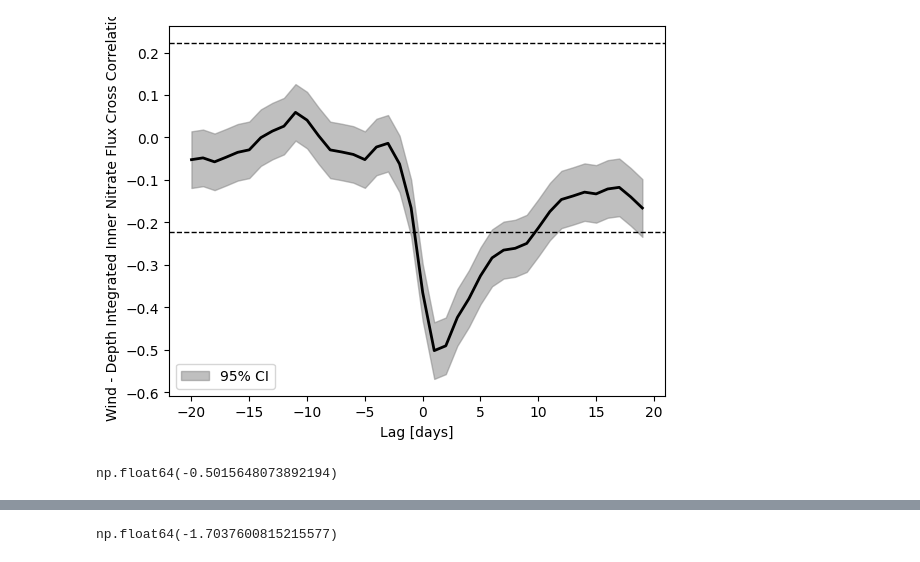
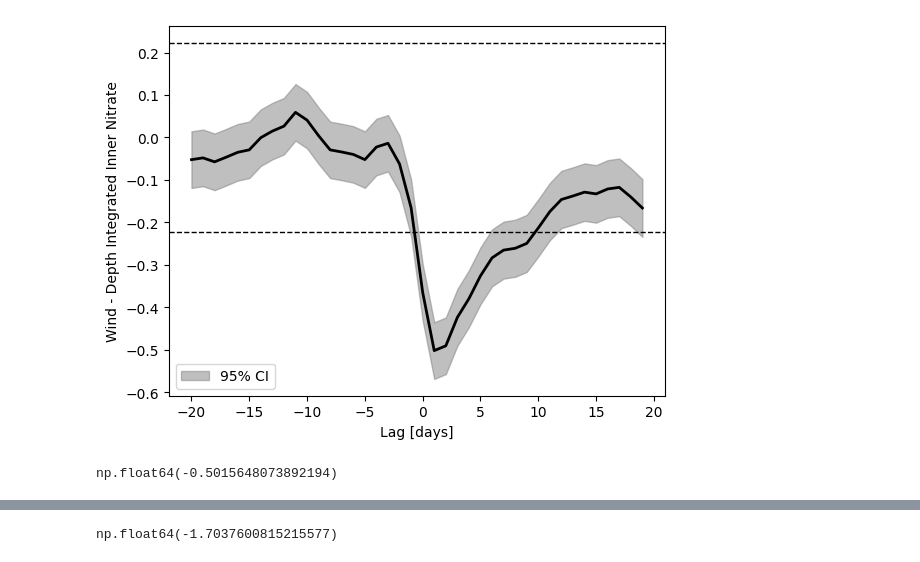
Before and after one commit to andrew-s28/shelf-nitrate-response-to-upwelling, a Jupyter notebook: notebooks/nitrate_budget.ipynb, the cells around one changed output, grey strips where cells are left out. Cells and saved outputs as stored; diff of their text form; code cells hidden in the pictures.

```diff
--- a/notebooks/nitrate_budget.ipynb
+++ b/notebooks/nitrate_budget.ipynb
@@ -10,7 +10,7 @@ from numpy.typing import NDArray
 from scipy.ndimage import median_filter
 from scipy.stats import distributions
 # %%
-NOTEBOOK_DIR = Path().resolve()
+NOTEBOOK_DIR = Path().cwd().resolve()
 DATA_DIR = NOTEBOOK_DIR / "../data"
 FIGURES_DIR = NOTEBOOK_DIR / "../figures"
 INNER_NITRATE_PATH = (
@@ -24,7 +24,7 @@ MIDSHELF_NITRATE_PATH = (
 WIND_PATH = DATA_DIR / "NDBC_46050/46050_wind_binned_with_w5d_w8d.nc"
 VEL_PATH = (
     DATA_DIR
-    / "NH10_Mooring_Data/nh10_hourly_data_1997_2021_rotated_filtered_streamwise.nc"
+    / "NH10_Mooring_Data/nh10_hourly_data_1997_2021_rotated_filtered_streamwise_v5.nc"
 )
 GEBCO_PATH = list(Path(DATA_DIR / "GEBCO/").glob("*.nc"))
 
@@ -98,6 +112,8 @@ inner_nitrate = xr.open_dataset(INNER_NITRATE_PATH)
 midshelf_nitrate = xr.open_dataset(MIDSHELF_NITRATE_PATH)
 wind = xr.open_dataset(WIND_PATH, decode_timedelta=True)
 velocity = xr.open_dataset(VEL_PATH).resample(time="1D").mean()
+
+velocity = velocity.where(velocity.depth > 10, drop=True)  # drop depths above 10m
 
 # bit of a lazy way to use the cs_proj variable, since the notebook is set up for cs
 if VELOCITY_VARIABLE == "cs_proj":
@@ -108,6 +124,7 @@ midshelf_nitrate = midshelf_nitrate.resample(time="1D").mean()
 
 # interpolate velocity depths to match 1 meter bins in midshelf nitrate
 velocity = velocity.interp(depth=midshelf_nitrate.depth)
+velocity = velocity.where(velocity.depth > 10, drop=True)  # drop depths above 10m
 
 # calculate monthly means for midshelf nitrate
 midshelf_nitrate_monthly = xr.Dataset(
@@ -143,6 +160,12 @@ midshelf_nitrate["dndt_volume_integrated"] = calculate_budget_volume(
     lon_max=-120,
     lat=44.66,
 )
+inner_nitrate["dndt_volume_integrated"] = inner_nitrate["dndt_volume_integrated"].where(
+    ~np.isnan(inner_nitrate["dndt"])
+)
+midshelf_nitrate["dndt_volume_integrated"] = midshelf_nitrate[
+    "dndt_volume_integrated"
+].where(~np.isnan(midshelf_nitrate["dndt"]))
 inner_nitrate["dndt_volume_integrated_filtered"] = (
     ["time"],
     median_filter(inner_nitrate["dndt_volume_integrated"].values, size=8),
@@ -244,14 +250,14 @@ def lagged_correlation(
 ) -> tuple[NDArray, NDArray, NDArray]:
     """Positive lags for b leading a, negative lags for a leading b.
 
-    :param a: time series
-    :type a: xr.DataArray
-    :param b: time series
-    :type b: xr.DataArray
-    :param lags: lags to calculate cross correlation
-    :type lags: np.ndarray
-    :return: tuple of correlation and number of data points used
-    :rtype: tuple[np.ndarray, np.ndarray]
+    Args:
+        a (xr.DataArray): time series
+        b (xr.DataArray): time series
+        lags (NDArray): lags to calculate cross correlation
+
+    Returns:
+        tuple[np.ndarray, np.ndarray, np.ndarray]: tuple of correlation, confidence intervals, and number of data points used
+
     """
     corr = np.full(lags.size, np.nan)
     confint = np.full((lags.size, 2), np.nan)
@@ -277,6 +283,17 @@ def plot_correlations(
     xlabel: str | None = None,
     ylabel: str | None = None,
 ) -> None:
+    """Plot the correlations with confidence intervals. Designed for use with `lagged_correlation()`.
+
+    Args:
+        lags (NDArray): lags used for correlation
+        corr (NDArray): correlation values
+        confint (NDArray): confidence intervals for the correlations
+        n (NDArray): number of data points used for each lag
+        xlabel (str | None, optional): label for x-axis. Defaults to None.
+        ylabel (str | None, optional): label for y-axis. Defaults to None.
+
+    """
     n_eff = float(np.nanmean(n)) / 11
     alpha = 0.05
     rho_crit = float(
@@ -326,23 +343,23 @@ np.float64(-0.09857209571272792)
 # %%
 tdelay = np.arange(-20, 20)
 flux_wind_lag_correlation, confint, n = lagged_correlation(
     inner_nitrate["depth_integrated_nitrate"],
     wind["coare_y"],
     tdelay,
 )
 
 plot_correlations(
     tdelay,
     flux_wind_lag_correlation,
     confint,
     n,
     xlabel="Lag [days]",
-    ylabel="Wind - Depth Integrated Inner Nitrate Flux Cross Correlation",
+    ylabel="Wind - Depth Integrated Inner Nitrate",
 )
 
 flux_wind_lag_correlation.min()
 # %% [output]
-[figure, old version]
+[figure, new version]
 np.float64(-0.5015648073892194)
 # %%
 tdelay = np.arange(-20, 20)
```
Also changed, not shown: parts of 14 cells of this notebook, 12 other files.
